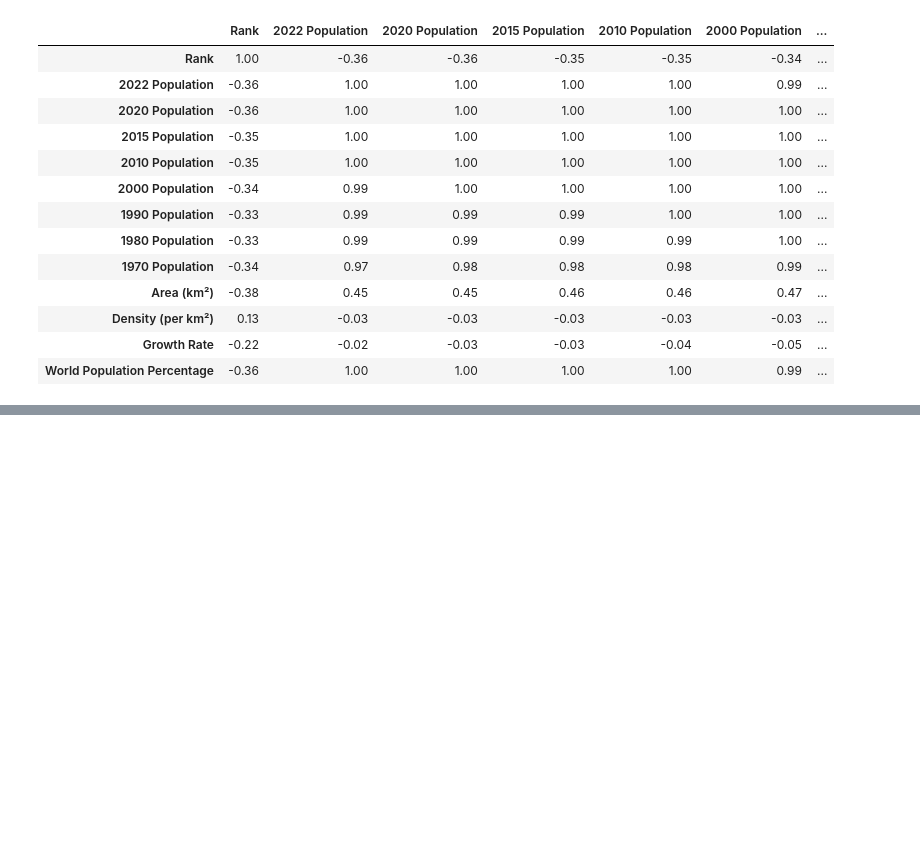
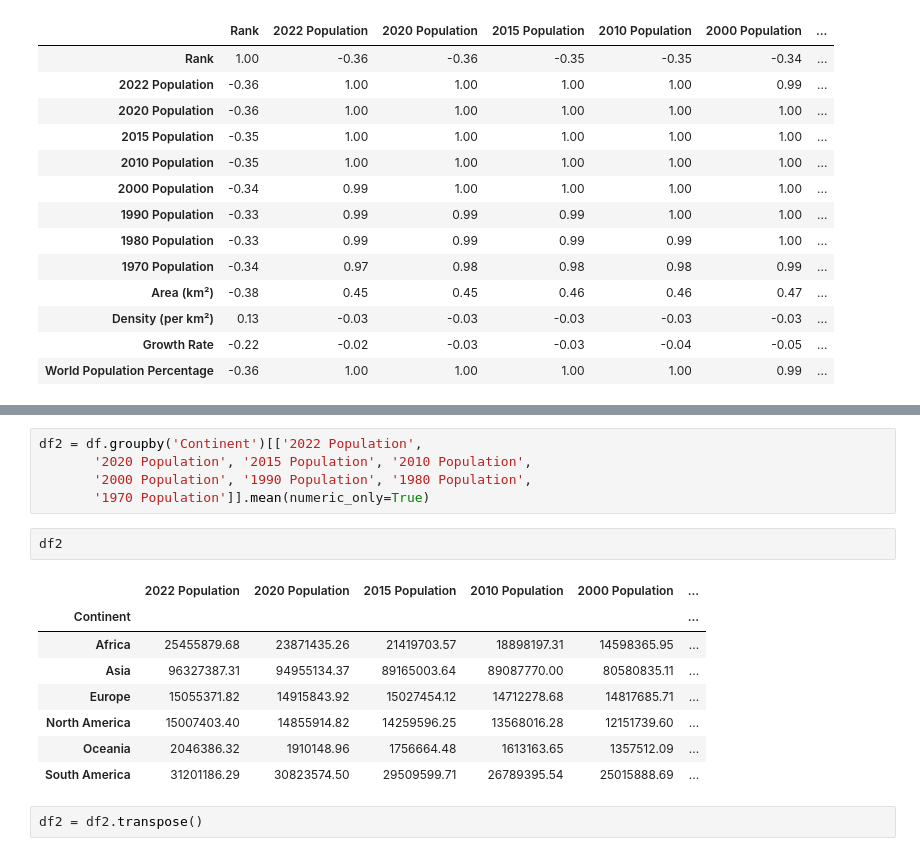
Before and after one commit to dhika-ramadhan-saputra/Latihan_Pandas, a Jupyter notebook: data exploration world population.ipynb, the cells around one changed output, grey strips where cells are left out. Cells and saved outputs as stored; diff of their text form; blank space fills up the shorter version.

```diff
--- a/data exploration world population.ipynb
+++ b/data exploration world population.ipynb
@@ -136,0 +137,18 @@ plt.show()
+# %%
+df2 = df.groupby('Continent')[['2022 Population',
+       '2020 Population', '2015 Population', '2010 Population',
+       '2000 Population', '1990 Population', '1980 Population',
+       '1970 Population']].mean(numeric_only=True)
+# %%
+df2
+# %% [output]
+|  | 2022 Population | 2020 Population | 2015 Population | 2010 Population | 2000 Population | ... |
+| Continent |  |  |  |  |  | ... |
+| Africa | 25455879.68 | 23871435.26 | 21419703.57 | 18898197.31 | 14598365.95 | ... |
+| Asia | 96327387.31 | 94955134.37 | 89165003.64 | 89087770.00 | 80580835.11 | ... |
+| Europe | 15055371.82 | 14915843.92 | 15027454.12 | 14712278.68 | 14817685.71 | ... |
+| North America | 15007403.40 | 14855914.82 | 14259596.25 | 13568016.28 | 12151739.60 | ... |
+| Oceania | 2046386.32 | 1910148.96 | 1756664.48 | 1613163.65 | 1357512.09 | ... |
+| South America | 31201186.29 | 30823574.50 | 29509599.71 | 26789395.54 | 25015888.69 | ... |
+# %%
+df2 = df2.transpose()
```
Also changed, not shown: parts of 3 cells of this notebook.
